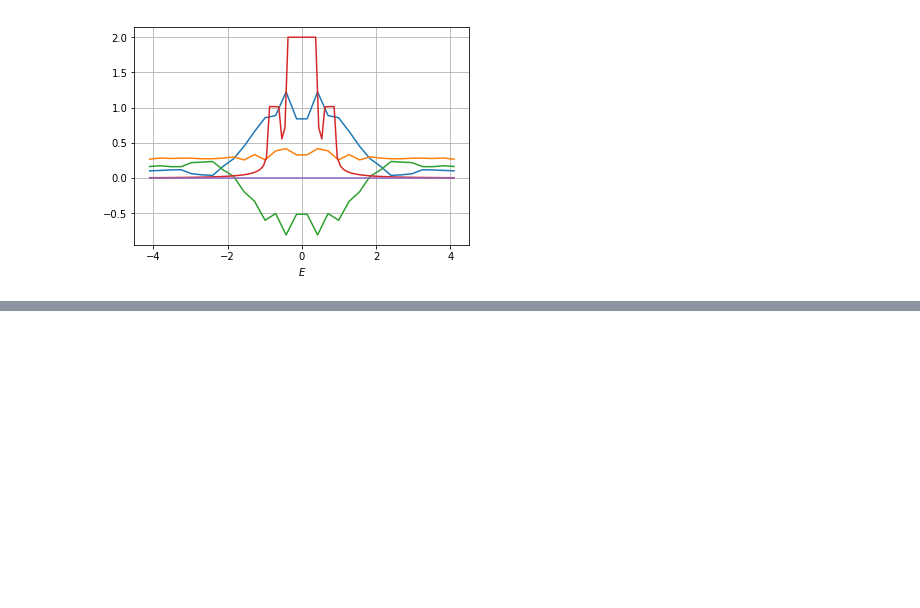
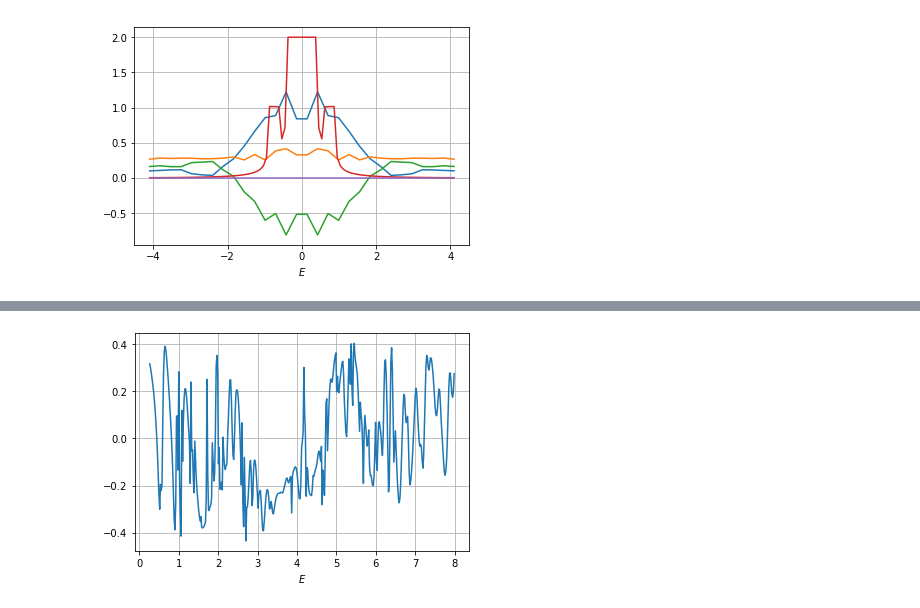
Before and after one commit to hassan-shap/CAR, a Jupyter notebook: BTK_nu2.ipynb, the cells around one changed output, grey strips where cells are left out. Cells and saved outputs as stored; diff of their text form; code cells hidden in the pictures; blank space fills up the shorter version.

```diff
--- a/BTK_nu2.ipynb
+++ b/BTK_nu2.ipynb
@@ -344,0 +630,20 @@ plt.show()
+# %%
+plt.figure()
+# plt.plot(Esw,Reh)
+# plt.plot(Esw,Ree)
+# plt.plot(fac*Esw,np.mean(Reh,1))
+# plt.plot(fac*Esw2,np.mean(Reh2,1))
+# plt.plot(Esw,np.mean(Ree,1))
+# plt.plot(fac*Esw,-np.mean(Reh,1)+np.mean(Ree,1))
+
+nu=2
+x2 = -np.mean(Reh2,1)+np.mean(Ree2,1)
+plt.plot(fac*Esw2,x2/(nu-x2))
+plt.grid()
+# plt.ylim(0,1.1)
+
+plt.xlabel(r'$r_{eh}$')
+plt.xlabel(r'$E$')
+plt.show()
+# %% [output]
+[figure, added]
```
Also changed, not shown: parts of 9 cells of this notebook, 28 other files.
